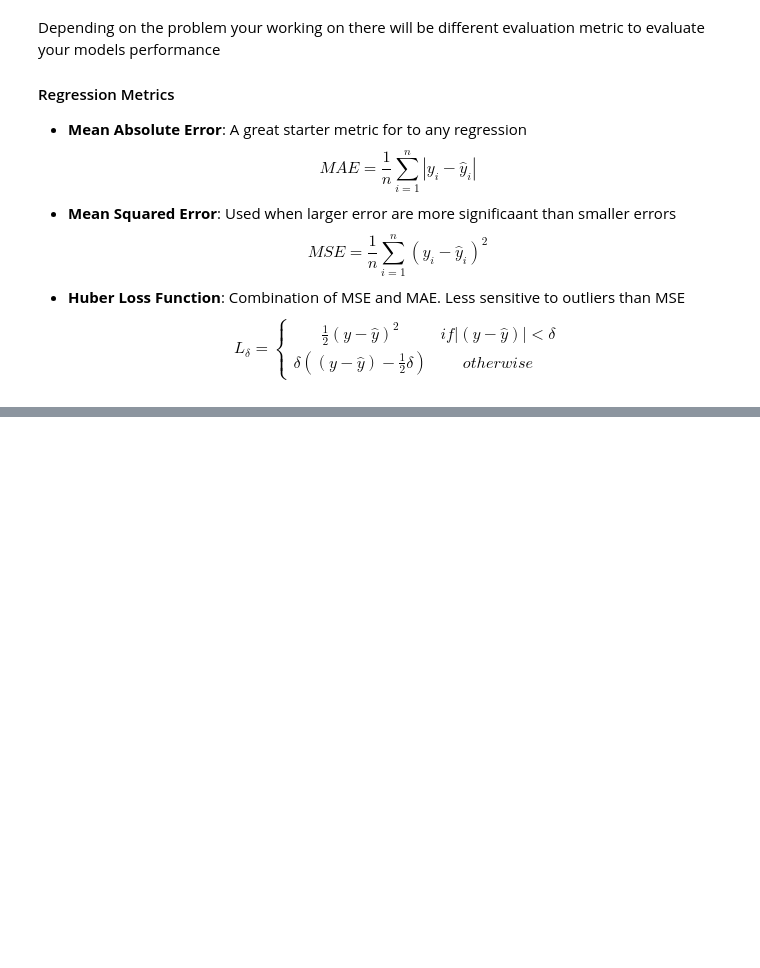
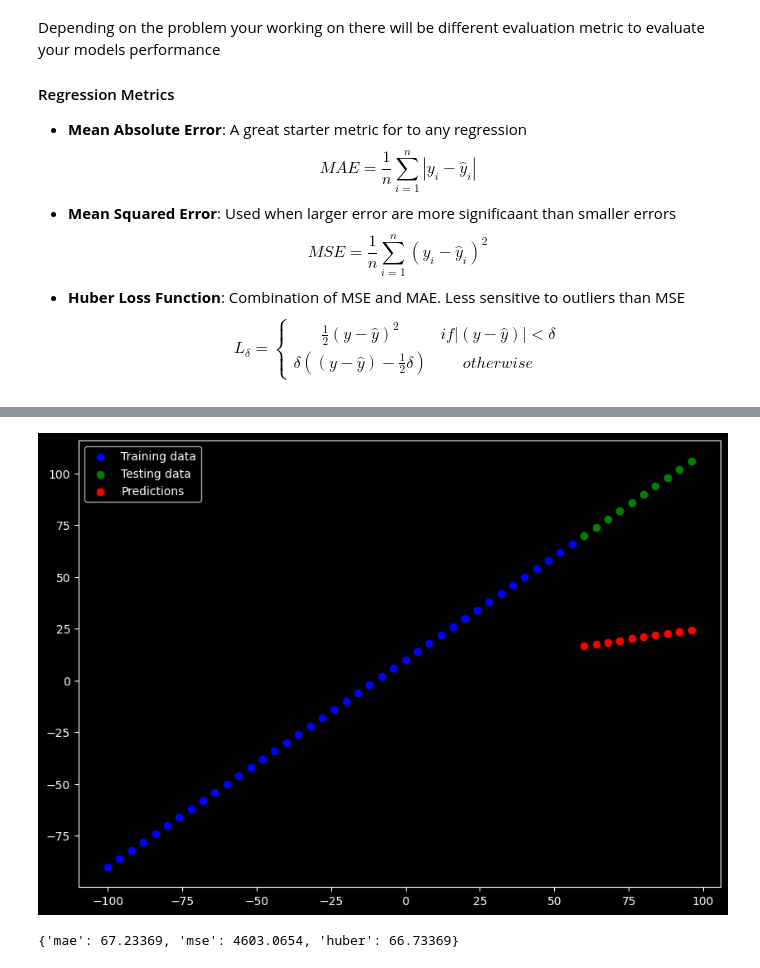
Before and after one commit to DavidRR-F/tensorflow-notes, a Jupyter notebook: notebooks/regression/tf-evaluating-and-experimenting-models.ipynb, the cells around one changed output, grey strips where cells are left out. Drawn from its saved outputs; the diff is of its cells as text; code cells hidden in the pictures; blank space fills up the shorter version.

```diff
--- a/notebooks/regression/tf-evaluating-and-experimenting-models.ipynb
+++ b/notebooks/regression/tf-evaluating-and-experimenting-models.ipynb
@@ -217,0 +325,13 @@ def get_metrics(y_true=y_test, y_pred=y_pred):
+# %%
+# Build a model with more training
+tf.random.set_seed(42)
+model_3 = tf.keras.Sequential([
+    tf.keras.layers.Dense(10, input_shape=[1]),
+    tf.keras.layers.Dense(1)
+])
+model_3.compile(
+    optimizer=tf.keras.optimizers.SGD(),
+    loss=tf.keras.losses.mae,
+    metrics=["mae"]
+)
+model_3.fit(X_train, y_train, epochs=500)
@@ -217,0 +357,4 @@ def get_metrics(y_true=y_test, y_pred=y_pred):
+# %%
+Y_pred_3 = model_3.predict(X_test)
+plot_predictions(predictions=Y_pred_3)
+# %% [output]
@@ -217,0 +362,6 @@ def get_metrics(y_true=y_test, y_pred=y_pred):
+[figure, added]
+# %%
+# Prime Example overfitting
+get_metrics(y_test, Y_pred_3)
+# %% [output]
+{'mae': 67.23369, 'mse': 4603.0654, 'huber': 66.73369}
```
Also changed, not shown: parts of 19 cells of this notebook.
